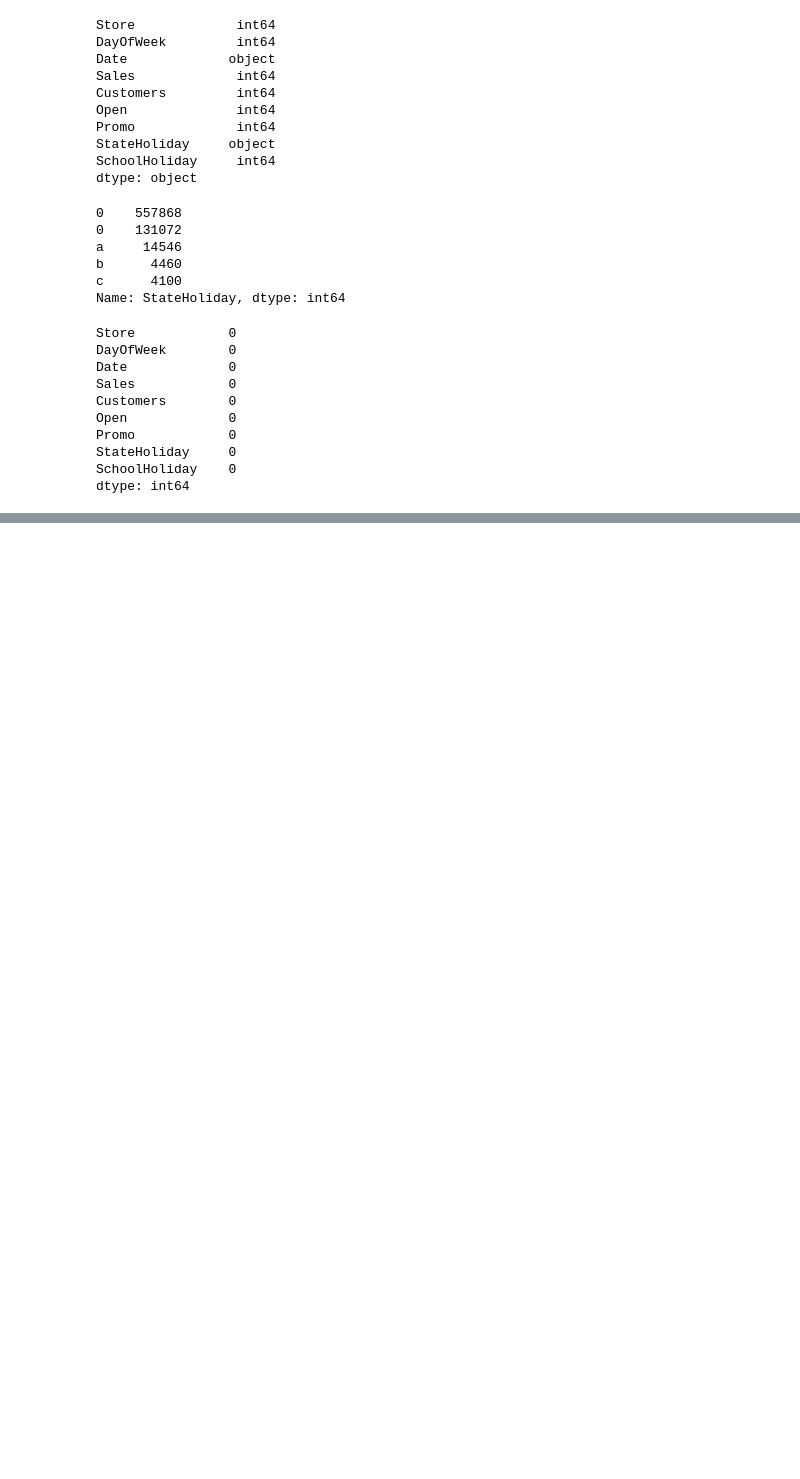
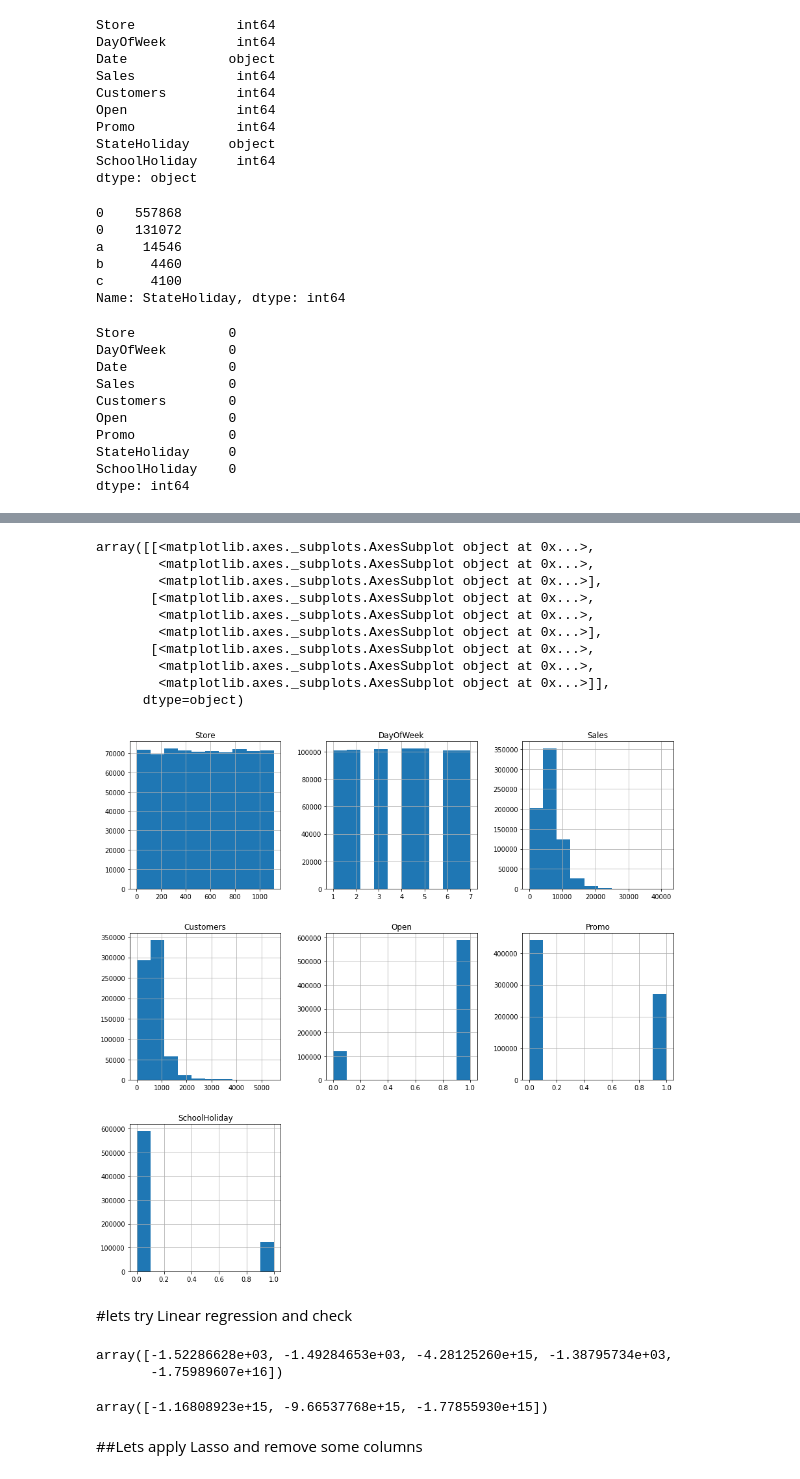
Before and after one commit to shameer-phy/ML, a Jupyter notebook: Hackathons/segmind/segmind.ipynb, the cells around one changed output, grey strips where cells are left out. Cells and saved outputs as stored; diff of their text form; code cells hidden in the pictures; blank space fills up the shorter version.

```diff
--- a/Hackathons/segmind/segmind.ipynb
+++ b/Hackathons/segmind/segmind.ipynb
@@ -99,0 +172,32 @@ dtype: int64
+# %%
+df.hist(figsize=(15,15))
+# %% [output]
+array([[<matplotlib.axes._subplots.AxesSubplot object at 0x...>,
+        <matplotlib.axes._subplots.AxesSubplot object at 0x...>,
+        <matplotlib.axes._subplots.AxesSubplot object at 0x...>],
+       [<matplotlib.axes._subplots.AxesSubplot object at 0x...>,
+        <matplotlib.axes._subplots.AxesSubplot object at 0x...>,
+        <matplotlib.axes._subplots.AxesSubplot object at 0x...>],
+       [<matplotlib.axes._subplots.AxesSubplot object at 0x...>,
+        <matplotlib.axes._subplots.AxesSubplot object at 0x...>,
+        <matplotlib.axes._subplots.AxesSubplot object at 0x...>]],
+      dtype=object)
+[figure, added]
+# %% [markdown]
+#lets try Linear regression and check
+# %%
+from sklearn.linear_model import LinearRegression
+from sklearn.model_selection import cross_val_score
+lr = LinearRegression()
+scores = cross_val_score(lr,X_std,Y,scoring='neg_root_mean_squared_error')
+scores
+# %% [output]
+array([-1.52286628e+03, -1.49284653e+03, -4.28125260e+15, -1.38795734e+03,
+       -1.75989607e+16])
+# %%
+scores = cross_val_score(lr,X_std,Y,scoring='neg_root_mean_squared_error',cv=3)
+scores
+# %% [output]
+array([-1.16808923e+15, -9.66537768e+15, -1.77855930e+15])
+# %% [markdown]
+##Lets apply Lasso and remove some columns
```
Also changed, not shown: parts of 34 cells of this notebook.
